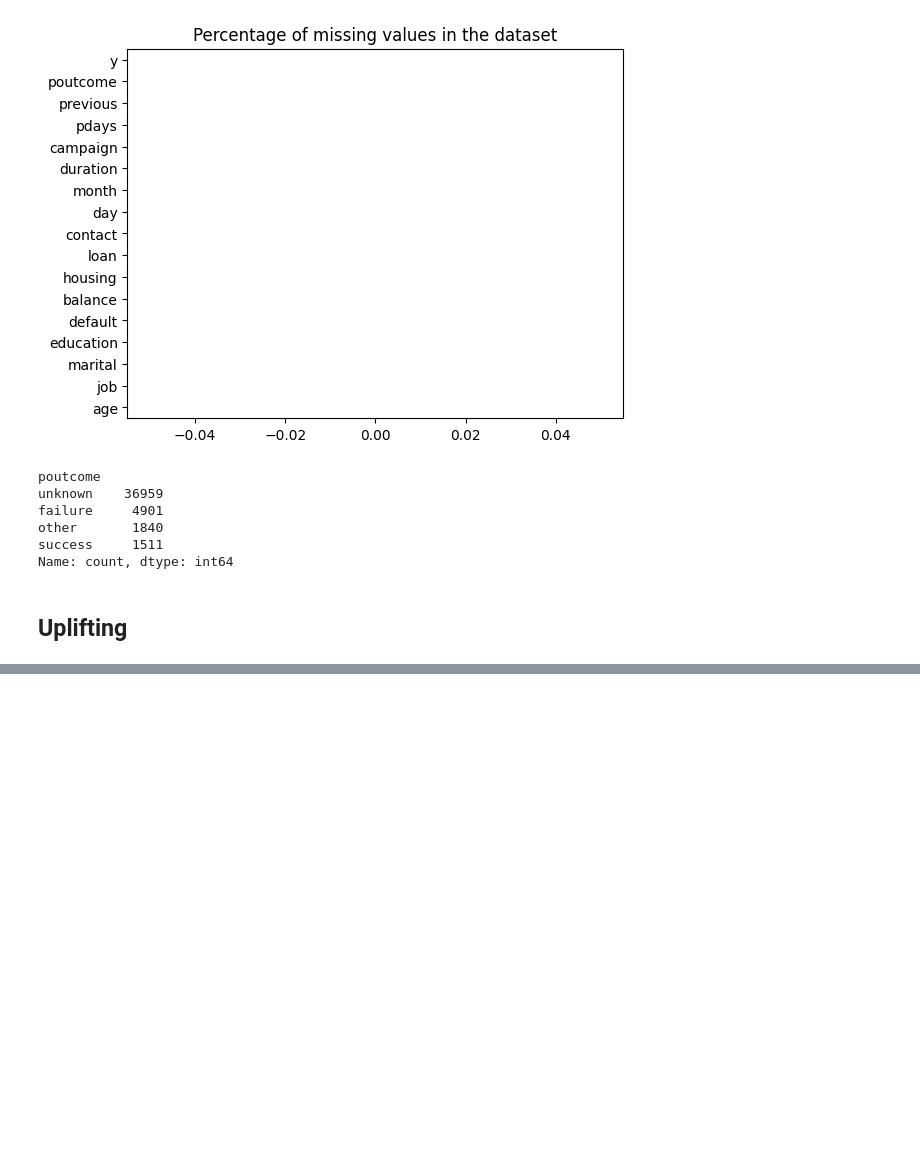
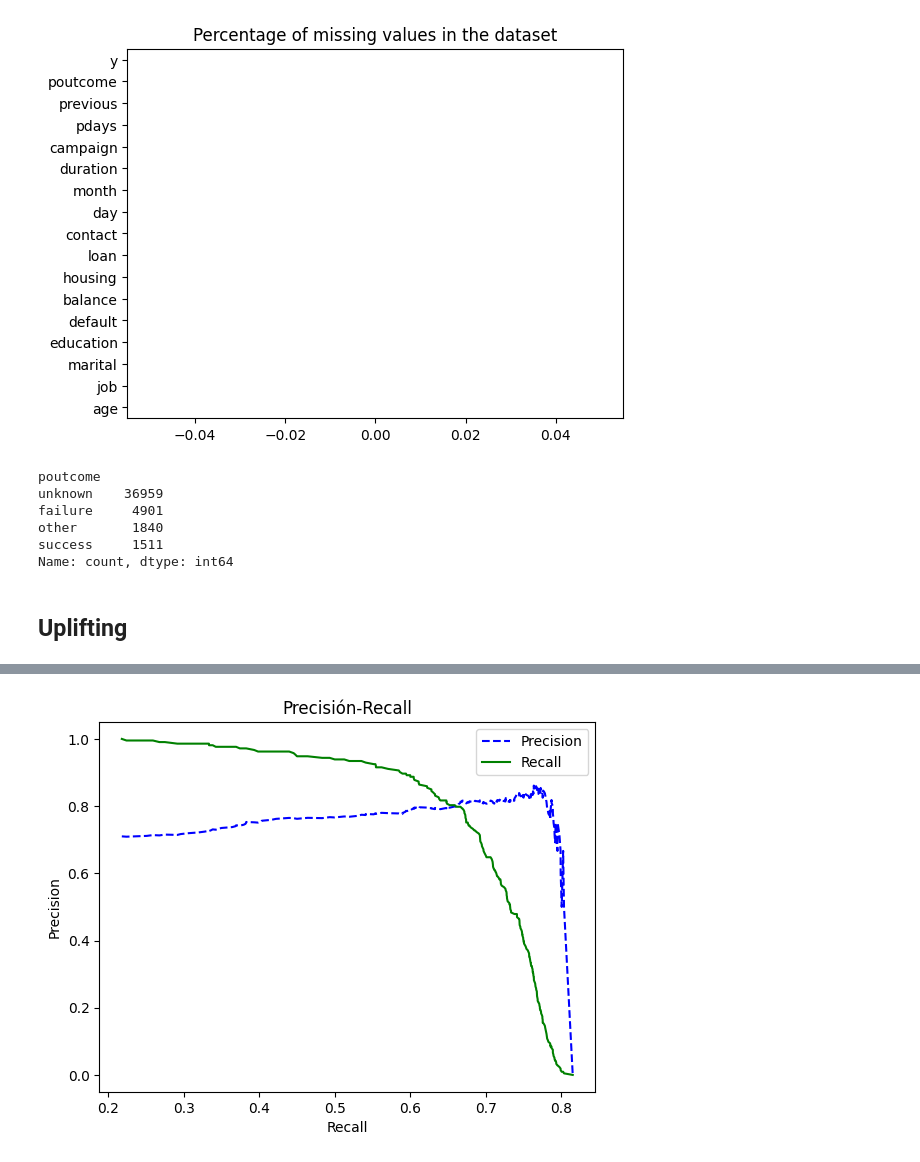
Before and after one commit to McGill-MMA-EnterpriseAnalytics/customer_banking, a Jupyter notebook: uplifting_model/uplift_model.ipynb, the cells around one changed output, grey strips where cells are left out. Saved outputs shown, nothing was run; the diff lists cells and outputs as text; code cells hidden in the pictures; blank space fills up the shorter version.

```diff
--- a/uplifting_model/uplift_model.ipynb
+++ b/uplifting_model/uplift_model.ipynb
@@ -111,0 +53,32 @@ roc_auc_score(y_test, probas[:,1])
+# %%
+### Model for previous successes
+(
+    x_train_success,
+    x_val_success,
+    x_test_success,
+    y_train_success,
+    y_val_success,
+    y_test_success
+) = get_datasets(only_success,VARS, 'y')
+
+model = CatBoostClassifier(
+    iterations = 20000,
+    depth = 4,
+    learning_rate=0.001,
+    loss_function = 'Logloss',
+    verbose = False,
+    cat_features = CAT_VARS,
+    random_state=123)
+
+
+model_sucess, y_pred_val_success, y_proba_val_success = training_process(
+    model,
+    x_train_success,
+    y_train_success,
+    x_val_success,
+    y_val_success)
+y_pred_success, y_proba_success, metrics_success = predict_process(
+    model_sucess,
+    0.7,
+    x_test_success,
+    y_test_success)
@@ -111,0 +126,4 @@ roc_auc_score(y_test, probas[:,1])
+# %%
+plot_precision_recall(y_test_success, y_proba_success[:,1])
+# %% [output]
+[figure, added]
```
Also changed, not shown: parts of 17 cells of this notebook, 28 other files.
